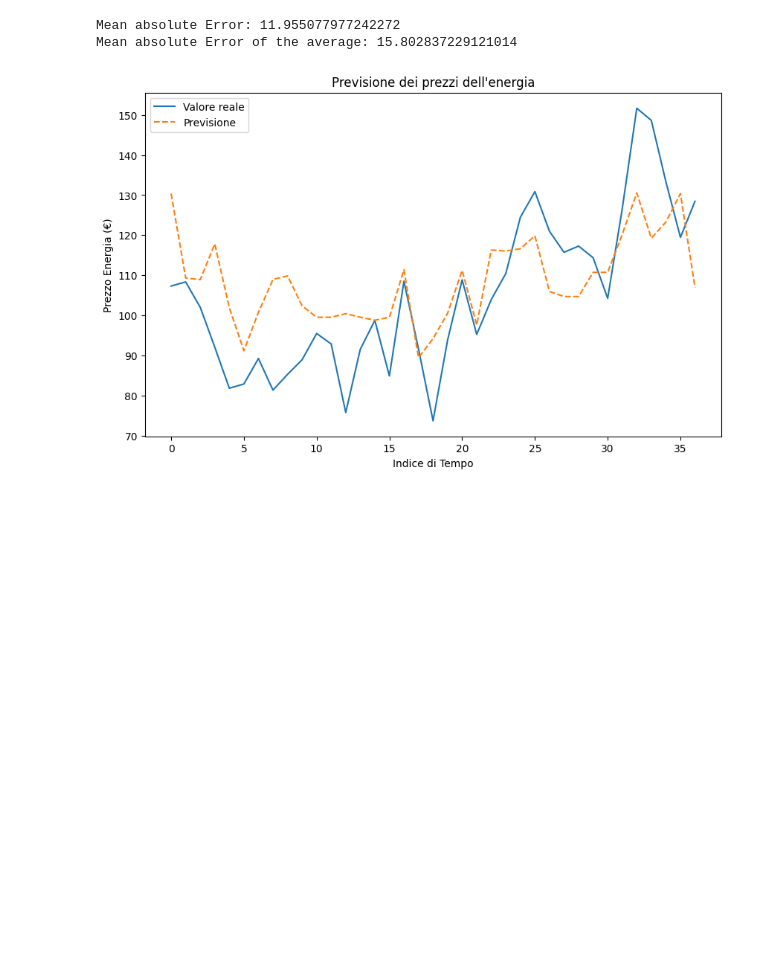
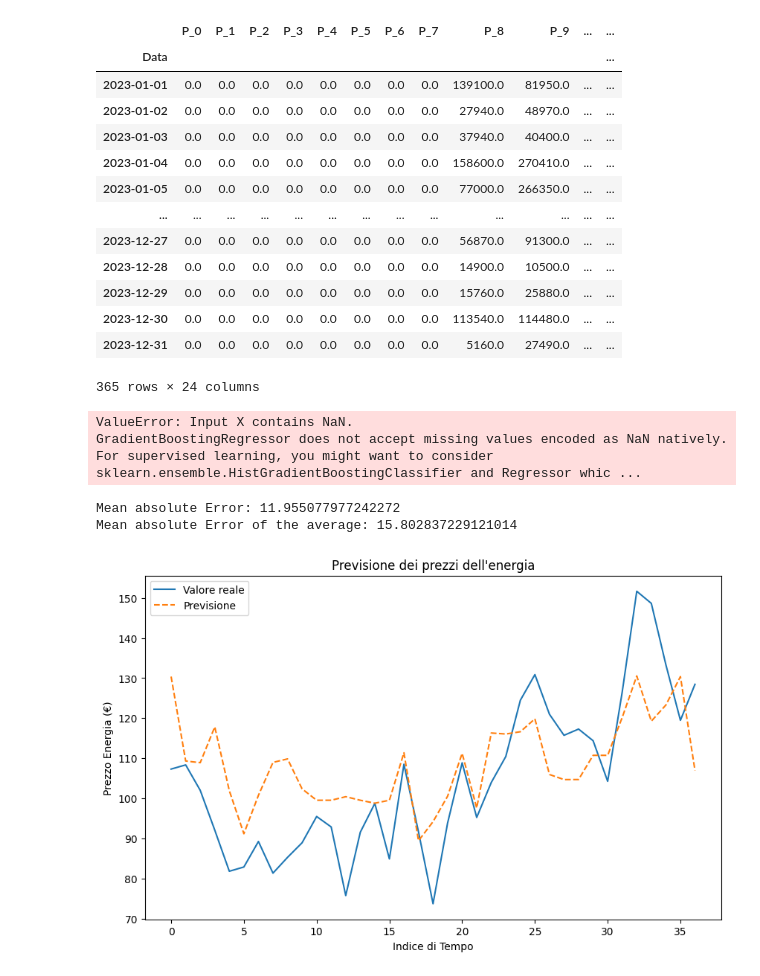
Before and after one commit to Andrea1999Broglia/Solar-field-output-simulation-by-Monte-Carlo-method, a Jupyter notebook: ML.ipynb, the cells around one changed output. Drawn from its saved outputs; the diff is of its cells as text; code cells hidden in the pictures; blank space fills up the shorter version.

```diff
--- a/ML.ipynb
+++ b/ML.ipynb
@@ -159,3 +113,52 @@ shifted_prices=np.array(average_prices["Prices"])[-len(meteo_df)-1:-1]
+# %%
+# Latitude (decimal degrees):	45.465
+# Longitude (decimal degrees):	9.188
+# Elevation (m):	128
+# Radiation database:	PVGIS-SARAH3
+
+
+# Slope: 40 deg. (optimum)
+# Azimuth: 3 deg. (optimum)
+# Nominal power of the PV system (c-Si) (kWp):	1000.0
+# System losses (%):	0.4
+
+power_production=pd.read_csv("Power 2023.csv")
+power_production=power_production.dropna()
+for index in power_production.index:
+    power_production.loc[index, "time"] = power_production.loc[index, "time"][0:4] + '/'  \
+        + power_production.loc[index, "time"][4:6]+ '/' \
+            +power_production.loc[index, "time"][6:8] + '/'+ power_production.loc[index, "time"][9:11]+':'+ power_production.loc[index, "time"][11:]
+
+
+
+
+new_columns=[[],[],[],[],[],[],[],[],[],[],[],[],[],[],[],[],[],[],[],[],[],[],[],[]]
+for index in power_production.index:
+    new_columns[int(power_production.loc[index, "time"][11:13])%24].append(float(power_production.loc[index, "P"]))
+
+
+
+power_df=pd.DataFrame()
+for i in range(len(new_columns)):
+    power_df[f"P_{i}"]=new_columns[i]
+
+power_df.set_index(meteo_df_23.index, inplace=True)
+display(power_df)
+# %% [output]
+|  | P_0 | P_1 | P_2 | P_3 | P_4 | P_5 | P_6 | P_7 | P_8 | P_9 | ... | ... |
+| Data |  |  |  |  |  |  |  |  |  |  |  | ... |
+| 2023-01-01 | 0.0 | 0.0 | 0.0 | 0.0 | 0.0 | 0.0 | 0.0 | 0.0 | 139100.0 | 81950.0 | ... | ... |
+| 2023-01-02 | 0.0 | 0.0 | 0.0 | 0.0 | 0.0 | 0.0 | 0.0 | 0.0 | 27940.0 | 48970.0 | ... | ... |
+| 2023-01-03 | 0.0 | 0.0 | 0.0 | 0.0 | 0.0 | 0.0 | 0.0 | 0.0 | 37940.0 | 40400.0 | ... | ... |
+| 2023-01-04 | 0.0 | 0.0 | 0.0 | 0.0 | 0.0 | 0.0 | 0.0 | 0.0 | 158600.0 | 270410.0 | ... | ... |
+| 2023-01-05 | 0.0 | 0.0 | 0.0 | 0.0 | 0.0 | 0.0 | 0.0 | 0.0 | 77000.0 | 266350.0 | ... | ... |
+| ... | ... | ... | ... | ... | ... | ... | ... | ... | ... | ... | ... | ... |
+| 2023-12-27 | 0.0 | 0.0 | 0.0 | 0.0 | 0.0 | 0.0 | 0.0 | 0.0 | 56870.0 | 91300.0 | ... | ... |
+| 2023-12-28 | 0.0 | 0.0 | 0.0 | 0.0 | 0.0 | 0.0 | 0.0 | 0.0 | 14900.0 | 10500.0 | ... | ... |
+| 2023-12-29 | 0.0 | 0.0 | 0.0 | 0.0 | 0.0 | 0.0 | 0.0 | 0.0 | 15760.0 | 25880.0 | ... | ... |
+| 2023-12-30 | 0.0 | 0.0 | 0.0 | 0.0 | 0.0 | 0.0 | 0.0 | 0.0 | 113540.0 | 114480.0 | ... | ... |
+| 2023-12-31 | 0.0 | 0.0 | 0.0 | 0.0 | 0.0 | 0.0 | 0.0 | 0.0 | 5160.0 | 27490.0 | ... | ... |
+365 rows × 24 columns
 # %%
 # Selezioniamo solo le caratteristiche pertinenti
 # Utilizzeremo: temperatura, umidità, velocità del vento, ecc., come variabili indipendenti
@@ -182,3 +185,15 @@ X_train, X_test, y_train, y_test = train_test_split(X, y, test_size=0.1, random_
 
 # print(f"Best parameters: {grid_search.best_params_}")
 # print(f"Best score: {grid_search.best_score_}")
+# %%
+# Creazione del modello di regressione lineare
+model = GradientBoostingRegressor(n_estimators= 200,min_samples_split= 20,min_samples_leaf=5, learning_rate=0.01, max_depth=3, random_state=42)
+
+# Addestramento del modello
+model.fit(X_train, y_train)
+
+# Previsione sui dati di test
+y_pred = model.predict(X_test.sort_index())
+# %% [output]
+ValueError: Input X contains NaN.
+GradientBoostingRegressor does not accept missing values encoded as NaN natively. For supervised learning, you might want to consider sklearn.ensemble.HistGradientBoostingClassifier and Regressor whic ...
```
Also changed, not shown: parts of 6 cells of this notebook, 1 other file.
